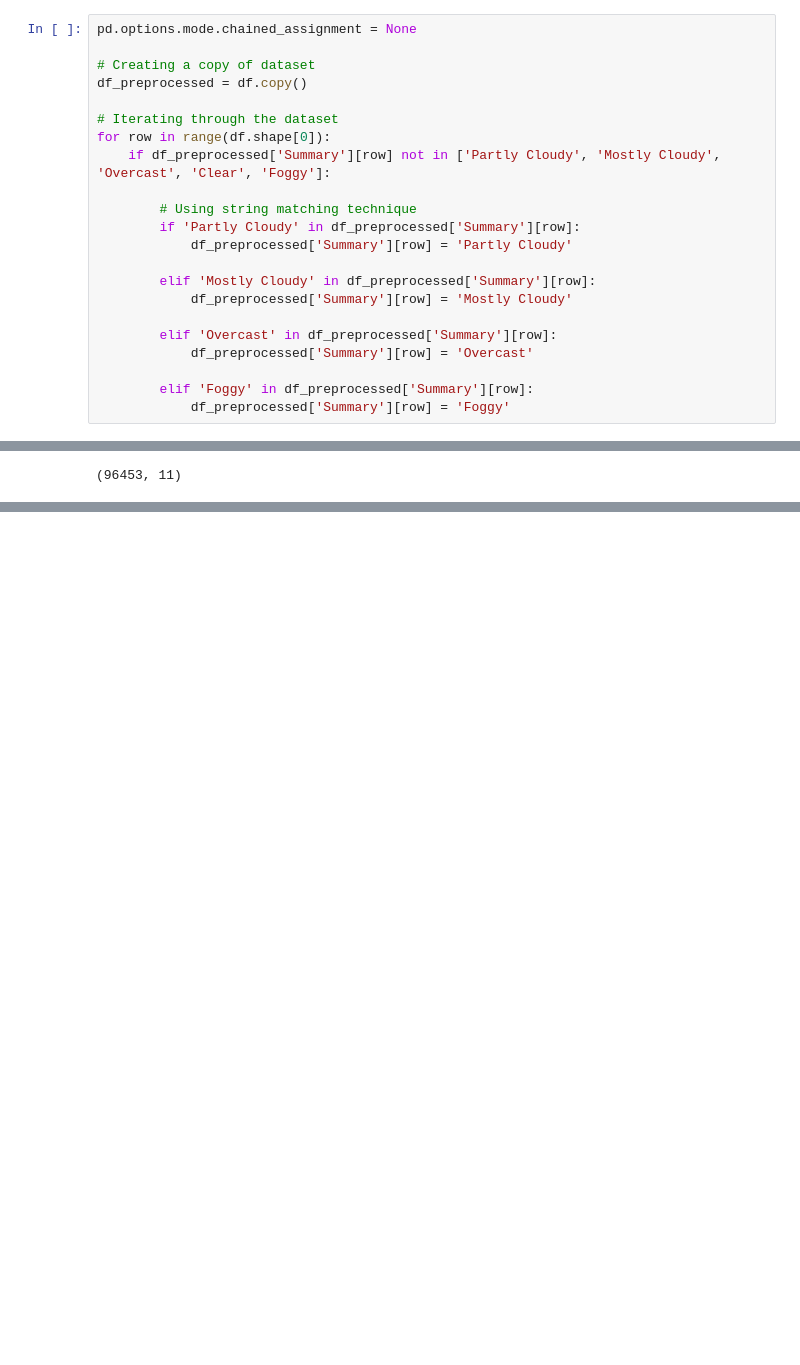
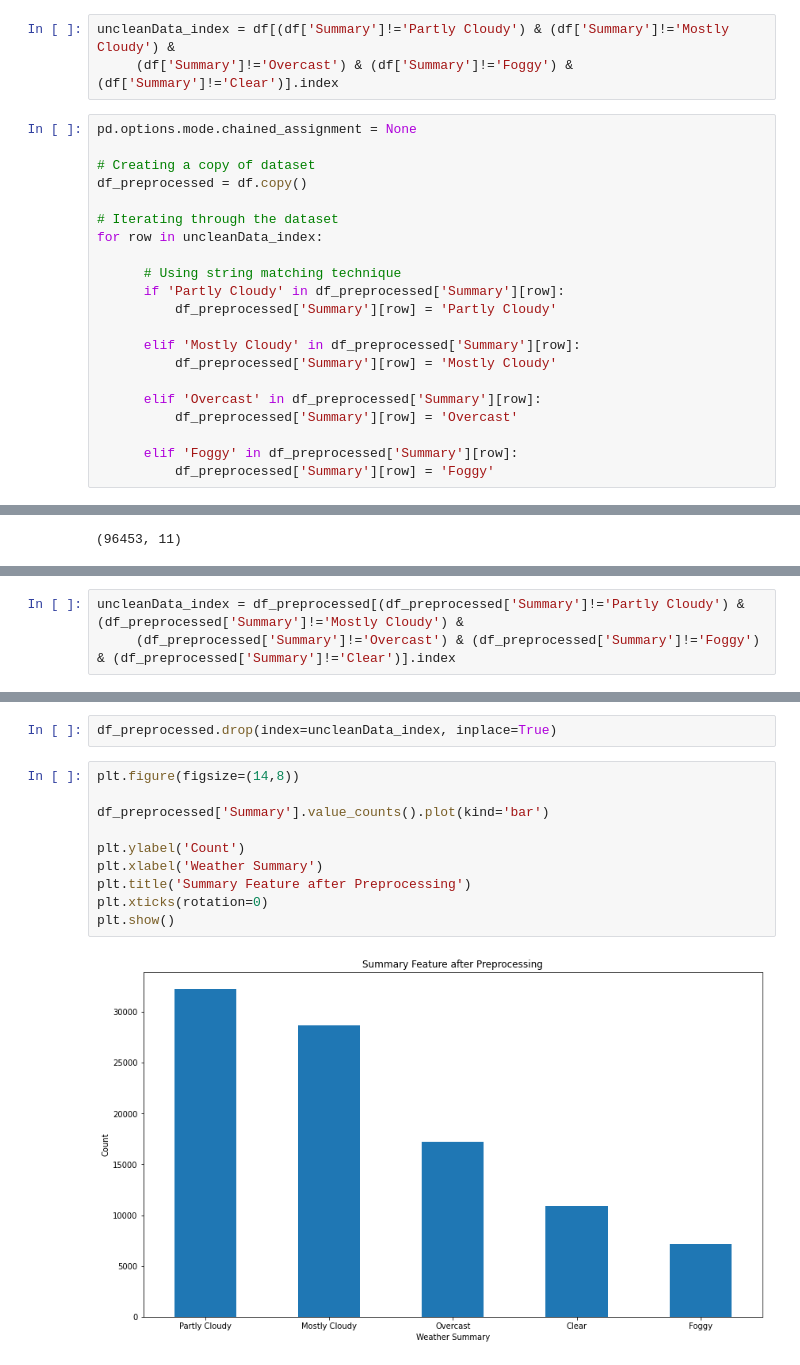
Before and after one commit to AmanCSE-1/Smart-Weather-Prediction-using-ML, a Jupyter notebook: main.ipynb, the cells around one changed output, grey strips where cells are left out. Saved outputs shown, nothing was run; the diff lists cells and outputs as text; blank space fills up the shorter version.

```diff
--- a/main.ipynb
+++ b/main.ipynb
@@ -183,6 +184,9 @@ Only 2% of our data not lies in the top five categories of Summary Feature.
 But, instead of dropping them all, we observe that there are categories which are intersection between two weather summary. Like, 'Breezy and Partly Cloudy' is the data recorded when weather was both Breezy and Partly Cloudy. Instead of dropping this observations (rows), we will add their occurence to 'Partly Cloudy'
 
 Similarly, with other categories as well.
+# %%
+uncleanData_index = df[(df['Summary']!='Partly Cloudy') & (df['Summary']!='Mostly Cloudy') &
+     (df['Summary']!='Overcast') & (df['Summary']!='Foggy') & (df['Summary']!='Clear')].index
 # %%
 pd.options.mode.chained_assignment = None
 
@@ -190,21 +194,20 @@ pd.options.mode.chained_assignment = None
 df_preprocessed = df.copy()
 
 # Iterating through the dataset
-for row in range(df.shape[0]):
-    if df_preprocessed['Summary'][row] not in ['Partly Cloudy', 'Mostly Cloudy', 'Overcast', 'Clear', 'Foggy']:
+for row in uncleanData_index:
 
-        # Using string matching technique
-        if 'Partly Cloudy' in df_preprocessed['Summary'][row]:
-            df_preprocessed['Summary'][row] = 'Partly Cloudy'
+      # Using string matching technique
+      if 'Partly Cloudy' in df_preprocessed['Summary'][row]:
+          df_preprocessed['Summary'][row] = 'Partly Cloudy'
 
-        elif 'Mostly Cloudy' in df_preprocessed['Summary'][row]:
-            df_preprocessed['Summary'][row] = 'Mostly Cloudy'
+      elif 'Mostly Cloudy' in df_preprocessed['Summary'][row]:
+          df_preprocessed['Summary'][row] = 'Mostly Cloudy'
 
-        elif 'Overcast' in df_preprocessed['Summary'][row]:
-            df_preprocessed['Summary'][row] = 'Overcast'
+      elif 'Overcast' in df_preprocessed['Summary'][row]:
+          df_preprocessed['Summary'][row] = 'Overcast'
 
-        elif 'Foggy' in df_preprocessed['Summary'][row]:
-            df_preprocessed['Summary'][row] = 'Foggy'
+      elif 'Foggy' in df_preprocessed['Summary'][row]:
+          df_preprocessed['Summary'][row] = 'Foggy'
 # %%
 # We check that preprocessed data has retained all the rows of the original dataset
 
@@ -213,0 +238,3 @@ df_preprocessed.shape
+# %%
+uncleanData_index = df_preprocessed[(df_preprocessed['Summary']!='Partly Cloudy') & (df_preprocessed['Summary']!='Mostly Cloudy') &
+     (df_preprocessed['Summary']!='Overcast') & (df_preprocessed['Summary']!='Foggy') & (df_preprocessed['Summary']!='Clear')].index
@@ -213,0 +245,14 @@ df_preprocessed.shape
+# %%
+df_preprocessed.drop(index=uncleanData_index, inplace=True)
+# %%
+plt.figure(figsize=(14,8))
+
+df_preprocessed['Summary'].value_counts().plot(kind='bar')
+
+plt.ylabel('Count')
+plt.xlabel('Weather Summary')
+plt.title('Summary Feature after Preprocessing')
+plt.xticks(rotation=0)
+plt.show()
+# %% [output]
+[figure, added]
```
Also changed, not shown: parts of 7 cells of this notebook.
